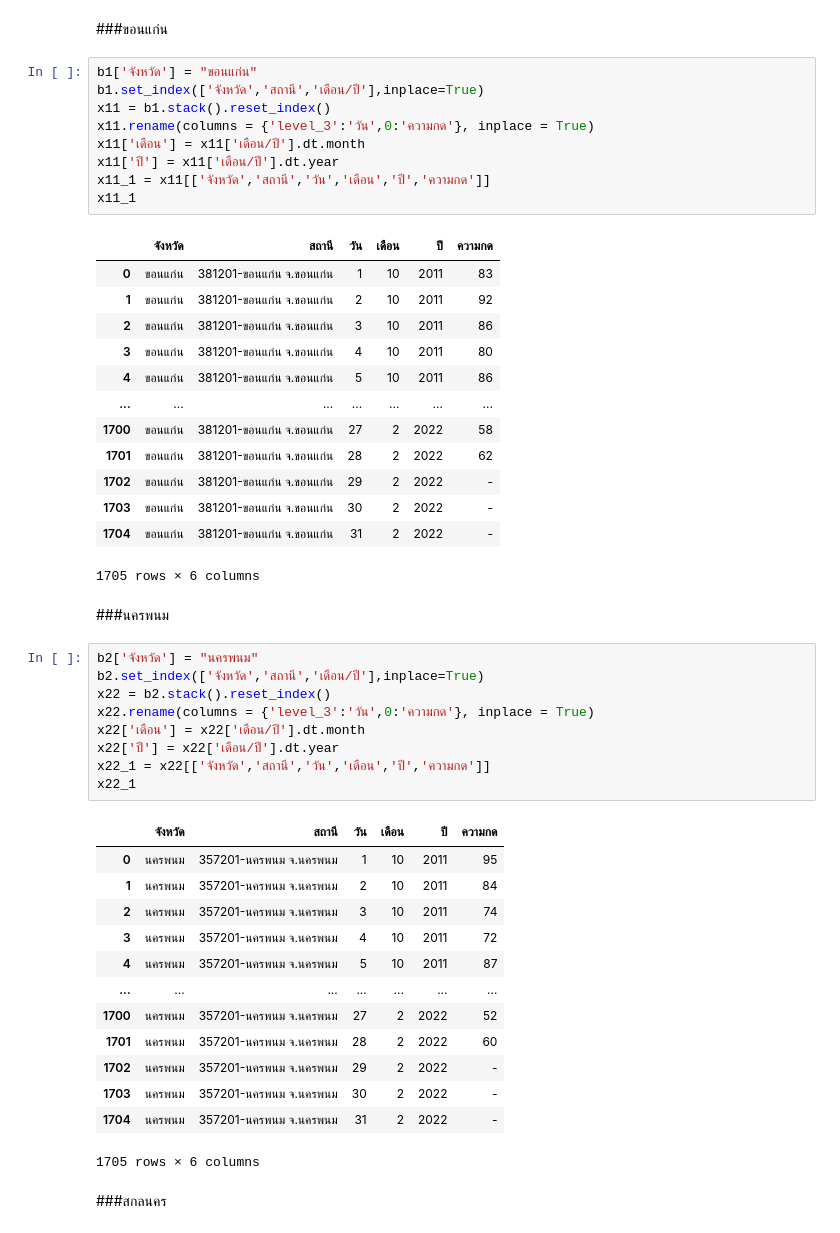
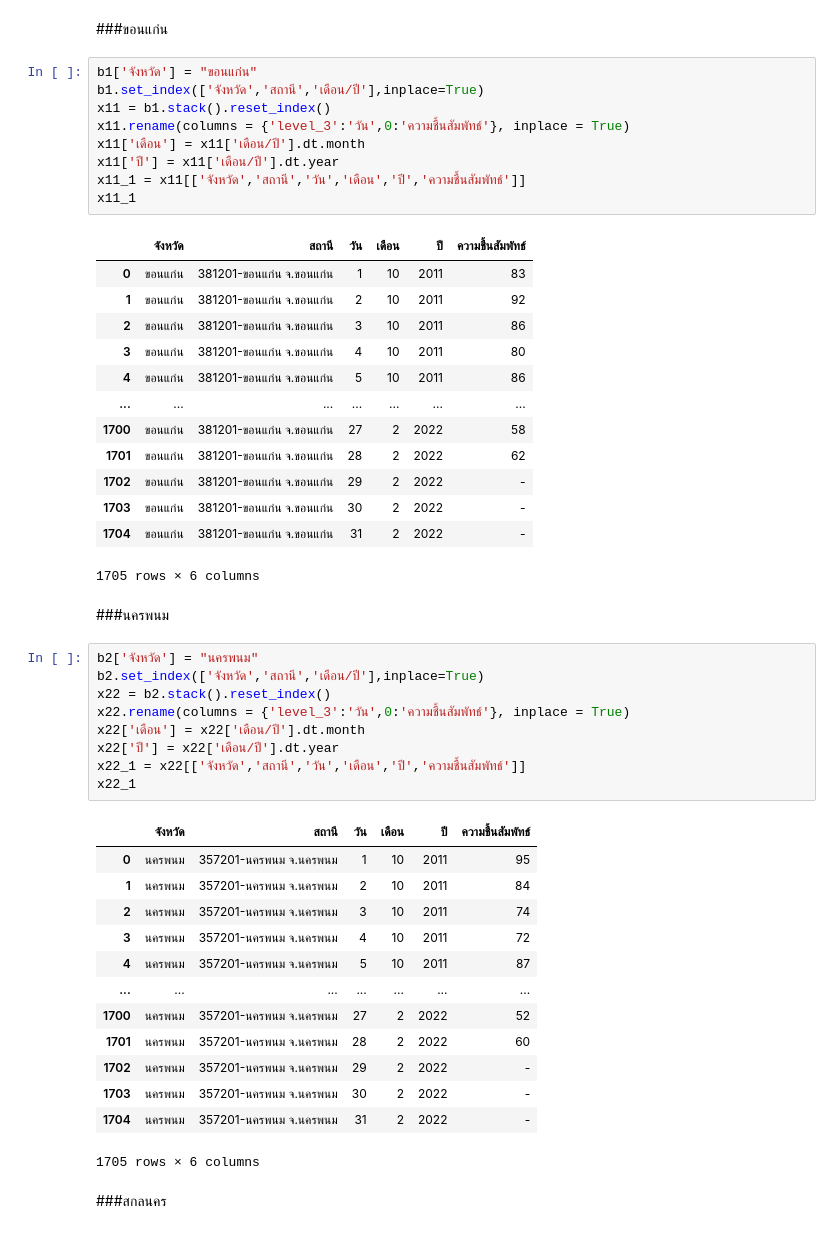
Before and after one commit to 1234567890qqqqqq/bsc_dpdm22, a Jupyter notebook: Quiz_Group_7_of_Midterm.ipynb, the cells around one changed output. Drawn from its saved outputs; the diff is of its cells as text.

```diff
--- a/Quiz_Group_7_of_Midterm.ipynb
+++ b/Quiz_Group_7_of_Midterm.ipynb
@@ -806,14 +829,14 @@ b5.head()
 # %%
 b1['จังหวัด'] = "ขอนแก่น"
 b1.set_index(['จังหวัด','สถานี','เดือน/ปี'],inplace=True)
 x11 = b1.stack().reset_index()
-x11.rename(columns = {'level_3':'วัน',0:'ความกด'}, inplace = True)
+x11.rename(columns = {'level_3':'วัน',0:'ความชื้นสัมพัทธ์'}, inplace = True)
 x11['เดือน'] = x11['เดือน/ปี'].dt.month
 x11['ปี'] = x11['เดือน/ปี'].dt.year
-x11_1 = x11[['จังหวัด','สถานี','วัน','เดือน','ปี','ความกด']]
+x11_1 = x11[['จังหวัด','สถานี','วัน','เดือน','ปี','ความชื้นสัมพัทธ์']]
 x11_1
 # %% [output]
-|  | จังหวัด | สถานี | วัน | เดือน | ปี | ความกด |
+|  | จังหวัด | สถานี | วัน | เดือน | ปี | ความชื้นสัมพัทธ์ |
 | 0 | ขอนแก่น | 381201-ขอนแก่น จ.ขอนแก่น | 1 | 10 | 2011 | 83 |
 | 1 | ขอนแก่น | 381201-ขอนแก่น จ.ขอนแก่น | 2 | 10 | 2011 | 92 |
 | 2 | ขอนแก่น | 381201-ขอนแก่น จ.ขอนแก่น | 3 | 10 | 2011 | 86 |
@@ -832,13 +855,13 @@ x11_1
 b2['จังหวัด'] = "นครพนม"
 b2.set_index(['จังหวัด','สถานี','เดือน/ปี'],inplace=True)
 x22 = b2.stack().reset_index()
-x22.rename(columns = {'level_3':'วัน',0:'ความกด'}, inplace = True)
+x22.rename(columns = {'level_3':'วัน',0:'ความชื้นสัมพัทธ์'}, inplace = True)
 x22['เดือน'] = x22['เดือน/ปี'].dt.month
 x22['ปี'] = x22['เดือน/ปี'].dt.year
-x22_1 = x22[['จังหวัด','สถานี','วัน','เดือน','ปี','ความกด']]
+x22_1 = x22[['จังหวัด','สถานี','วัน','เดือน','ปี','ความชื้นสัมพัทธ์']]
 x22_1
 # %% [output]
-|  | จังหวัด | สถานี | วัน | เดือน | ปี | ความกด |
+|  | จังหวัด | สถานี | วัน | เดือน | ปี | ความชื้นสัมพัทธ์ |
 | 0 | นครพนม | 357201-นครพนม จ.นครพนม | 1 | 10 | 2011 | 95 |
 | 1 | นครพนม | 357201-นครพนม จ.นครพนม | 2 | 10 | 2011 | 84 |
 | 2 | นครพนม | 357201-นครพนม จ.นครพนม | 3 | 10 | 2011 | 74 |
```
Also changed, not shown: parts of 56 cells of this notebook.
